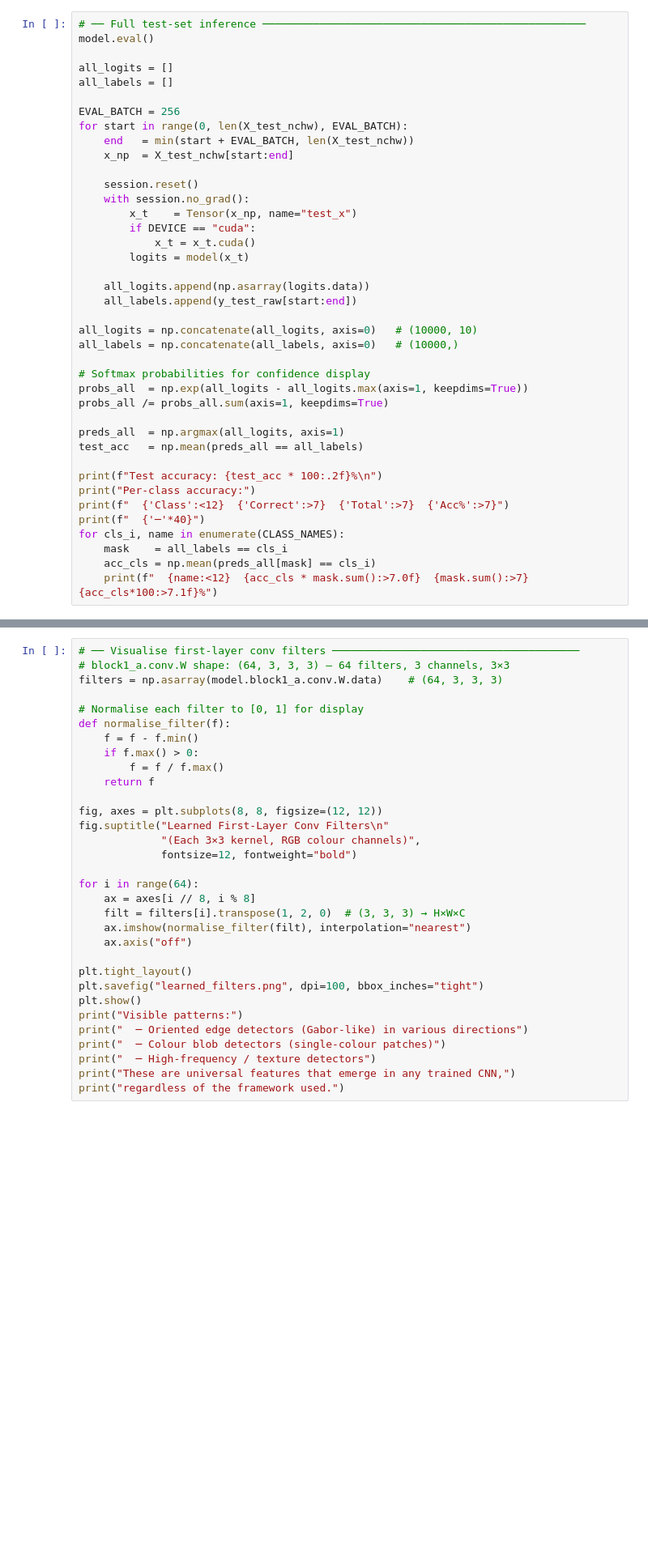
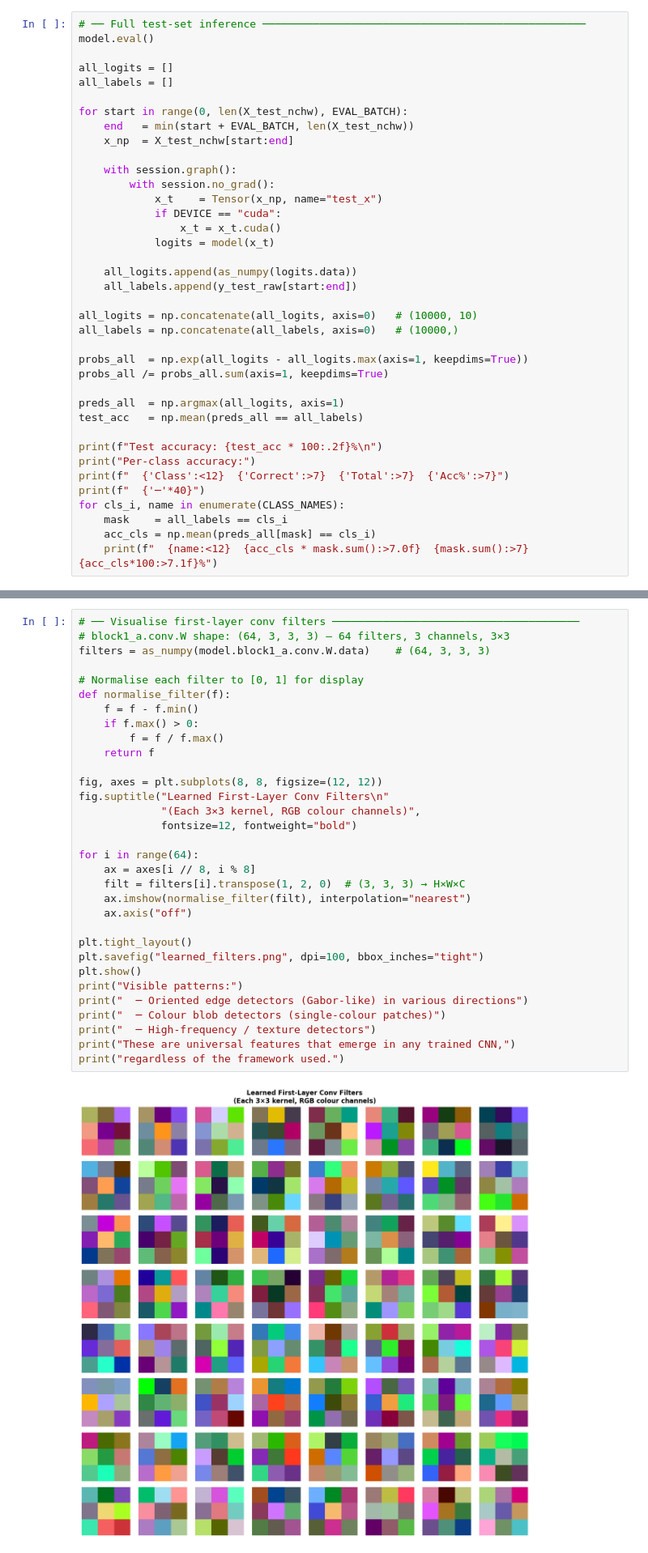
Before and after one commit to Seydifa/AutoDiff-Numpy, a Jupyter notebook: notebooks/vision_example.ipynb, the cells around one changed output, grey strips where cells are left out. Shown at 81% size. Cells and saved outputs as stored; diff of their text form; blank space fills up the shorter version.

Commit message:
Test Vision transformer

```diff
--- a/notebooks/vision_example.ipynb
+++ b/notebooks/vision_example.ipynb
@@ -855,25 +1132,23 @@ model.eval()
 all_logits = []
 all_labels = []
 
-EVAL_BATCH = 256
 for start in range(0, len(X_test_nchw), EVAL_BATCH):
     end   = min(start + EVAL_BATCH, len(X_test_nchw))
     x_np  = X_test_nchw[start:end]
 
-    session.reset()
-    with session.no_grad():
-        x_t    = Tensor(x_np, name="test_x")
-        if DEVICE == "cuda":
-            x_t = x_t.cuda()
-        logits = model(x_t)
+    with session.graph():
+        with session.no_grad():
+            x_t    = Tensor(x_np, name="test_x")
+            if DEVICE == "cuda":
+                x_t = x_t.cuda()
+            logits = model(x_t)
 
-    all_logits.append(np.asarray(logits.data))
+    all_logits.append(as_numpy(logits.data))
     all_labels.append(y_test_raw[start:end])
 
 all_logits = np.concatenate(all_logits, axis=0)   # (10000, 10)
 all_labels = np.concatenate(all_labels, axis=0)   # (10000,)
 
-# Softmax probabilities for confidence display
 probs_all  = np.exp(all_logits - all_logits.max(axis=1, keepdims=True))
 probs_all /= probs_all.sum(axis=1, keepdims=True)
 
@@ -1003,32 +1306,34 @@ The result is upsampled to match the input image and overlaid as a heatmap.
 # %%
 # ── Visualise first-layer conv filters ───────────────────────────────────────
 # block1_a.conv.W shape: (64, 3, 3, 3) — 64 filters, 3 channels, 3×3
-filters = np.asarray(model.block1_a.conv.W.data)    # (64, 3, 3, 3)
+filters = as_numpy(model.block1_a.conv.W.data)    # (64, 3, 3, 3)
 
 # Normalise each filter to [0, 1] for display
 def normalise_filter(f):
     f = f - f.min()
     if f.max() > 0:
         f = f / f.max()
     return f
 
 fig, axes = plt.subplots(8, 8, figsize=(12, 12))
 fig.suptitle("Learned First-Layer Conv Filters\n"
              "(Each 3×3 kernel, RGB colour channels)",
              fontsize=12, fontweight="bold")
 
 for i in range(64):
     ax = axes[i // 8, i % 8]
     filt = filters[i].transpose(1, 2, 0)  # (3, 3, 3) → H×W×C
     ax.imshow(normalise_filter(filt), interpolation="nearest")
     ax.axis("off")
 
 plt.tight_layout()
 plt.savefig("learned_filters.png", dpi=100, bbox_inches="tight")
 plt.show()
 print("Visible patterns:")
 print("  ─ Oriented edge detectors (Gabor-like) in various directions")
 print("  ─ Colour blob detectors (single-colour patches)")
 print("  ─ High-frequency / texture detectors")
 print("These are universal features that emerge in any trained CNN,")
 print("regardless of the framework used.")
+# %% [output]
+[figure, added]
```
Also changed, not shown: parts of 20 cells of this notebook, 3 other files.
